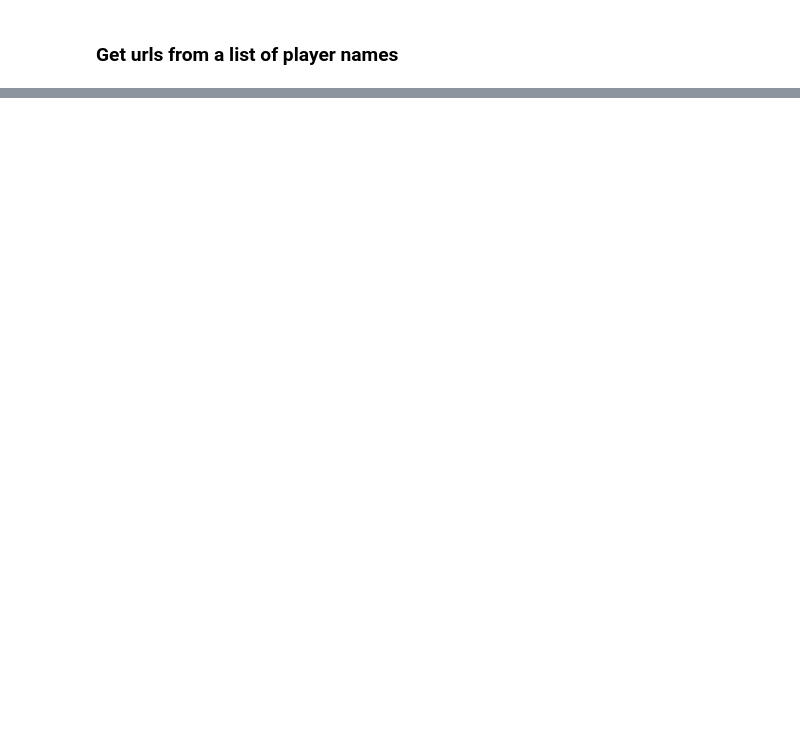
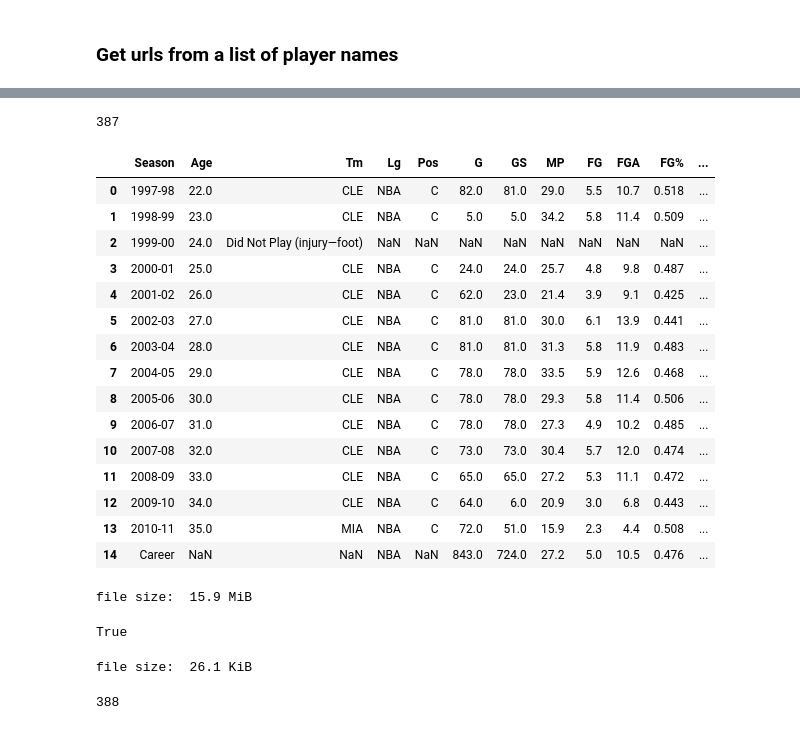
Before and after one commit to jameshu2008/nba, a Jupyter notebook: scrape_data.ipynb, the cells around one changed output, grey strips where cells are left out. Cells and saved outputs as stored; diff of their text form; code cells hidden in the pictures; blank space fills up the shorter version.

```diff
--- a/scrape_data.ipynb
+++ b/scrape_data.ipynb
@@ -1028,0 +1116,30 @@ with open('retired_stars_urls.pickle', 'wb') as file:
+# %%
+len(retired_stars_stats)
+# %% [output]
+387
+# %%
+# retired_stars_stats['Walt Bellamy']['all_salaries']
+
+retired_stars_stats['Zydrunas Ilgauskas']['per_game']
+# %% [output]
+|  | Season | Age | Tm | Lg | Pos | G | GS | MP | FG | FGA | FG% | ... |
+| 0 | 1997-98 | 22.0 | CLE | NBA | C | 82.0 | 81.0 | 29.0 | 5.5 | 10.7 | 0.518 | ... |
+| 1 | 1998-99 | 23.0 | CLE | NBA | C | 5.0 | 5.0 | 34.2 | 5.8 | 11.4 | 0.509 | ... |
+| 2 | 1999-00 | 24.0 | Did Not Play (injury—foot) | NaN | NaN | NaN | NaN | NaN | NaN | NaN | NaN | ... |
+| 3 | 2000-01 | 25.0 | CLE | NBA | C | 24.0 | 24.0 | 25.7 | 4.8 | 9.8 | 0.487 | ... |
+| 4 | 2001-02 | 26.0 | CLE | NBA | C | 62.0 | 23.0 | 21.4 | 3.9 | 9.1 | 0.425 | ... |
+| 5 | 2002-03 | 27.0 | CLE | NBA | C | 81.0 | 81.0 | 30.0 | 6.1 | 13.9 | 0.441 | ... |
+| 6 | 2003-04 | 28.0 | CLE | NBA | C | 81.0 | 81.0 | 31.3 | 5.8 | 11.9 | 0.483 | ... |
+| 7 | 2004-05 | 29.0 | CLE | NBA | C | 78.0 | 78.0 | 33.5 | 5.9 | 12.6 | 0.468 | ... |
+| 8 | 2005-06 | 30.0 | CLE | NBA | C | 78.0 | 78.0 | 29.3 | 5.8 | 11.4 | 0.506 | ... |
+| 9 | 2006-07 | 31.0 | CLE | NBA | C | 78.0 | 78.0 | 27.3 | 4.9 | 10.2 | 0.485 | ... |
+| 10 | 2007-08 | 32.0 | CLE | NBA | C | 73.0 | 73.0 | 30.4 | 5.7 | 12.0 | 0.474 | ... |
+| 11 | 2008-09 | 33.0 | CLE | NBA | C | 65.0 | 65.0 | 27.2 | 5.3 | 11.1 | 0.472 | ... |
+| 12 | 2009-10 | 34.0 | CLE | NBA | C | 64.0 | 6.0 | 20.9 | 3.0 | 6.8 | 0.443 | ... |
+| 13 | 2010-11 | 35.0 | MIA | NBA | C | 72.0 | 51.0 | 15.9 | 2.3 | 4.4 | 0.508 | ... |
+| 14 | Career | NaN | NaN | NBA | NaN | 843.0 | 724.0 | 27.2 | 5.0 | 10.5 | 0.476 | ... |
+# %%
+save_dict(retired_stars_stats, 'retired_stars_stats.pickle')
+# %% [output]
+file size:  15.9 MiB
+True
@@ -1028,0 +1148,6 @@ with open('retired_stars_urls.pickle', 'wb') as file:
+# %%
+retired_stars_urls = load_dict('retired_stars_urls.pickle')
+len(retired_stars_urls)
+# %% [output]
+file size:  26.1 KiB
+388
```
Also changed, not shown: parts of 12 cells of this notebook, 3 other files.
